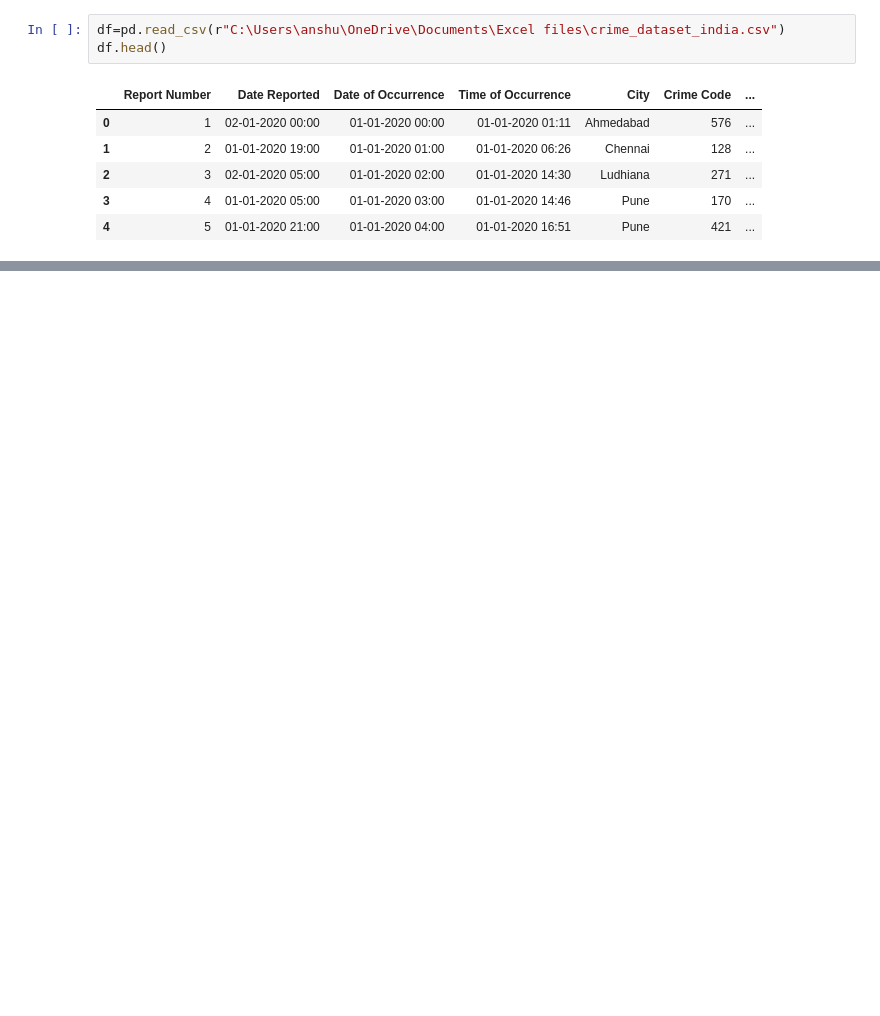
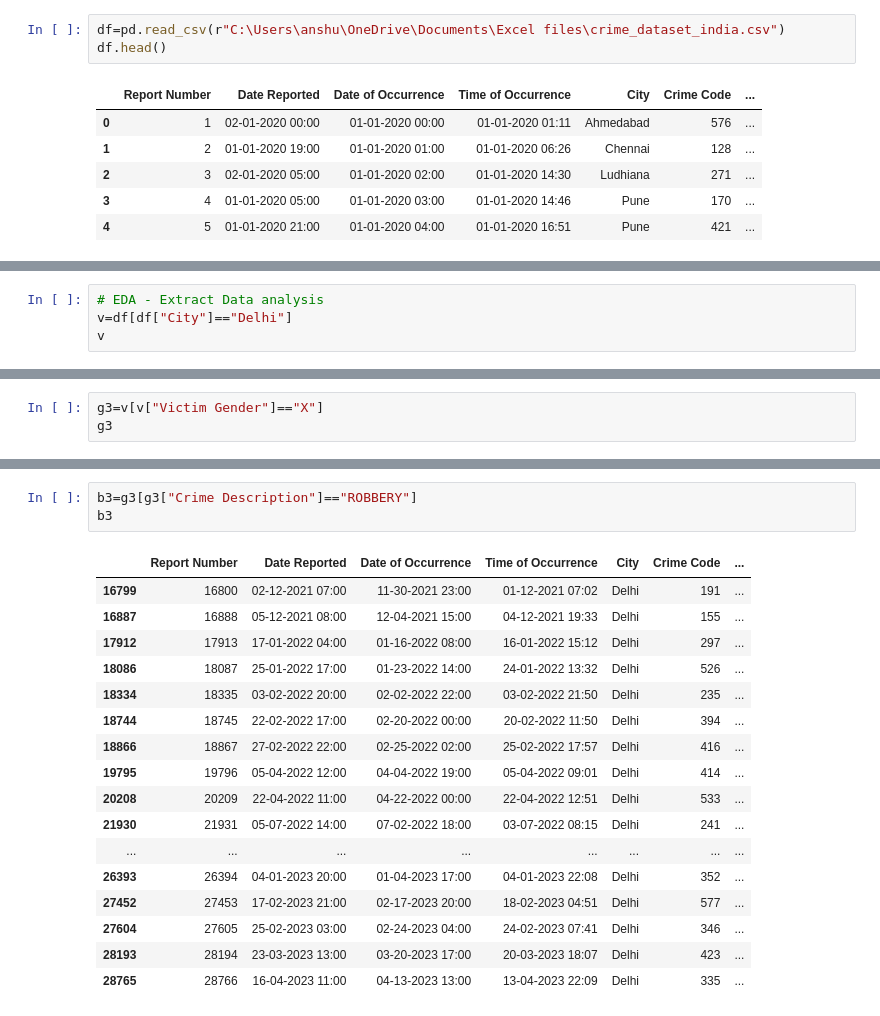
Before and after one commit to anshuKumar-codes/Data_analytics_project, a Jupyter notebook: Crime data set.ipynb, the cells around one changed output, grey strips where cells are left out. Cells and saved outputs as stored; diff of their text form; blank space fills up the shorter version.

```diff
--- a/Crime data set.ipynb
+++ b/Crime data set.ipynb
@@ -12,0 +135,4 @@ df.head()
+# %%
+# EDA - Extract Data analysis
+v=df[df["City"]=="Delhi"]
+v
@@ -12,0 +207,3 @@ df.head()
+# %%
+g3=v[v["Victim Gender"]=="X"]
+g3
@@ -12,0 +258,21 @@ df.head()
+# %%
+b3=g3[g3["Crime Description"]=="ROBBERY"]
+b3
+# %% [output]
+|  | Report Number | Date Reported | Date of Occurrence | Time of Occurrence | City | Crime Code | ... |
+| 16799 | 16800 | 02-12-2021 07:00 | 11-30-2021 23:00 | 01-12-2021 07:02 | Delhi | 191 | ... |
+| 16887 | 16888 | 05-12-2021 08:00 | 12-04-2021 15:00 | 04-12-2021 19:33 | Delhi | 155 | ... |
+| 17912 | 17913 | 17-01-2022 04:00 | 01-16-2022 08:00 | 16-01-2022 15:12 | Delhi | 297 | ... |
+| 18086 | 18087 | 25-01-2022 17:00 | 01-23-2022 14:00 | 24-01-2022 13:32 | Delhi | 526 | ... |
+| 18334 | 18335 | 03-02-2022 20:00 | 02-02-2022 22:00 | 03-02-2022 21:50 | Delhi | 235 | ... |
+| 18744 | 18745 | 22-02-2022 17:00 | 02-20-2022 00:00 | 20-02-2022 11:50 | Delhi | 394 | ... |
+| 18866 | 18867 | 27-02-2022 22:00 | 02-25-2022 02:00 | 25-02-2022 17:57 | Delhi | 416 | ... |
+| 19795 | 19796 | 05-04-2022 12:00 | 04-04-2022 19:00 | 05-04-2022 09:01 | Delhi | 414 | ... |
+| 20208 | 20209 | 22-04-2022 11:00 | 04-22-2022 00:00 | 22-04-2022 12:51 | Delhi | 533 | ... |
+| 21930 | 21931 | 05-07-2022 14:00 | 07-02-2022 18:00 | 03-07-2022 08:15 | Delhi | 241 | ... |
+| ... | ... | ... | ... | ... | ... | ... | ... |
+| 26393 | 26394 | 04-01-2023 20:00 | 01-04-2023 17:00 | 04-01-2023 22:08 | Delhi | 352 | ... |
+| 27452 | 27453 | 17-02-2023 21:00 | 02-17-2023 20:00 | 18-02-2023 04:51 | Delhi | 577 | ... |
+| 27604 | 27605 | 25-02-2023 03:00 | 02-24-2023 04:00 | 24-02-2023 07:41 | Delhi | 346 | ... |
+| 28193 | 28194 | 23-03-2023 13:00 | 03-20-2023 17:00 | 20-03-2023 18:07 | Delhi | 423 | ... |
+| 28765 | 28766 | 16-04-2023 11:00 | 04-13-2023 13:00 | 13-04-2023 22:09 | Delhi | 335 | ... |
```
Also changed, not shown: parts of 23 cells of this notebook.
